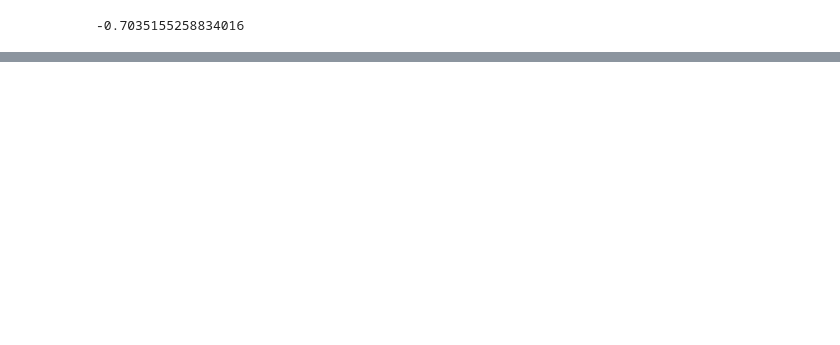
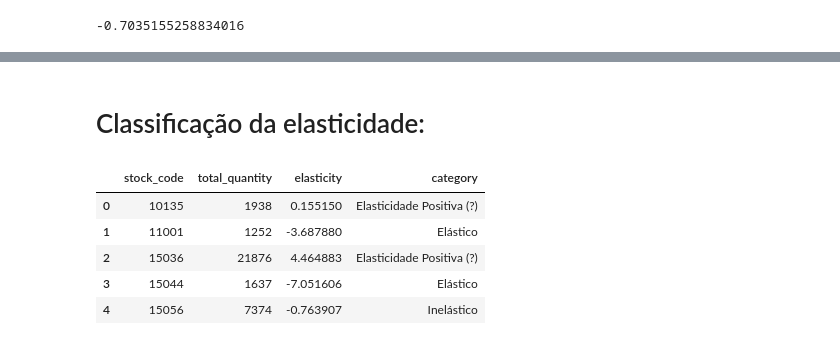
Before and after one commit to PhysicTeacherCode/Pricing-Customer-and-Recommendation, a Jupyter notebook: notebooks/2_pricing_sensitivity.ipynb, the cells around one changed output, grey strips where cells are left out. Cells and saved outputs as stored; diff of their text form; code cells hidden in the pictures; blank space fills up the shorter version.

```diff
--- a/notebooks/2_pricing_sensitivity.ipynb
+++ b/notebooks/2_pricing_sensitivity.ipynb
@@ -123,0 +125,31 @@ print(elasticity)
+# %%
+elasticities = []
+
+for product, data in df.groupby("stock_code_cleaned"):
+
+    # Quantidade total vendida do produto
+    total_quantity = data["quantity_cleaned"].sum()
+
+    # Filtrar produtos com no mínimo 3 preços distintos, para garantir menor ruído no 'Linear Regression'
+    if data["unit_price_cleaned"].nunique() < 3:
+        continue
+
+    # Agrupa por total vendido para determinado preço
+    data = data.groupby("unit_price_cleaned")["quantity_cleaned"].sum().reset_index()
+
+    data["log_price"] = np.log(data["unit_price_cleaned"])
+    data["log_quantity"] = np.log(data["quantity_cleaned"])
+
+    X = data[["log_price"]]
+    y = data["log_quantity"]
+
+    model = LinearRegression().fit(X, y)
+
+    elasticities.append({
+        "stock_code": product,
+        "total_quantity": total_quantity,
+        "elasticity": model.coef_[0]
+    })
+
+elasticity_df = pd.DataFrame(elasticities)
+elasticity_df.head()
@@ -123,0 +163,22 @@ print(elasticity)
+# %% [markdown]
+# Classificação da elasticidade:
+# %%
+def classify_elasticity(e):
+    if e < -1:
+        return "Elástico"
+    elif -1 <= e < 0:
+        return "Inelástico"
+    elif e == 0:
+        return "Perfeitamente Inelástico"
+    else:
+        return "Elasticidade Positiva (?)"
+
+elasticity_df["category"] = elasticity_df["elasticity"].apply(classify_elasticity)
+elasticity_df.head()
+# %% [output]
+|  | stock_code | total_quantity | elasticity | category |
+| 0 | 10135 | 1938 | 0.155150 | Elasticidade Positiva (?) |
+| 1 | 11001 | 1252 | -3.687880 | Elástico |
+| 2 | 15036 | 21876 | 4.464883 | Elasticidade Positiva (?) |
+| 3 | 15044 | 1637 | -7.051606 | Elástico |
+| 4 | 15056 | 7374 | -0.763907 | Inelástico |
```
Also changed, not shown: parts of 17 cells of this notebook.
